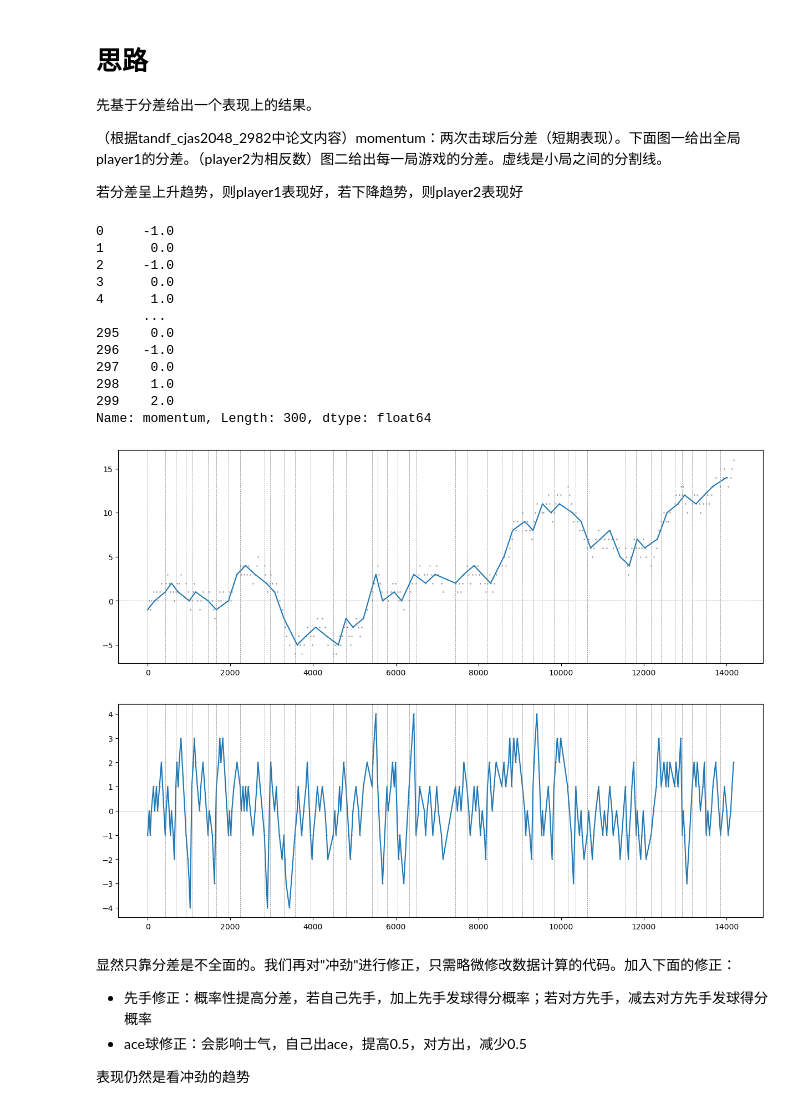
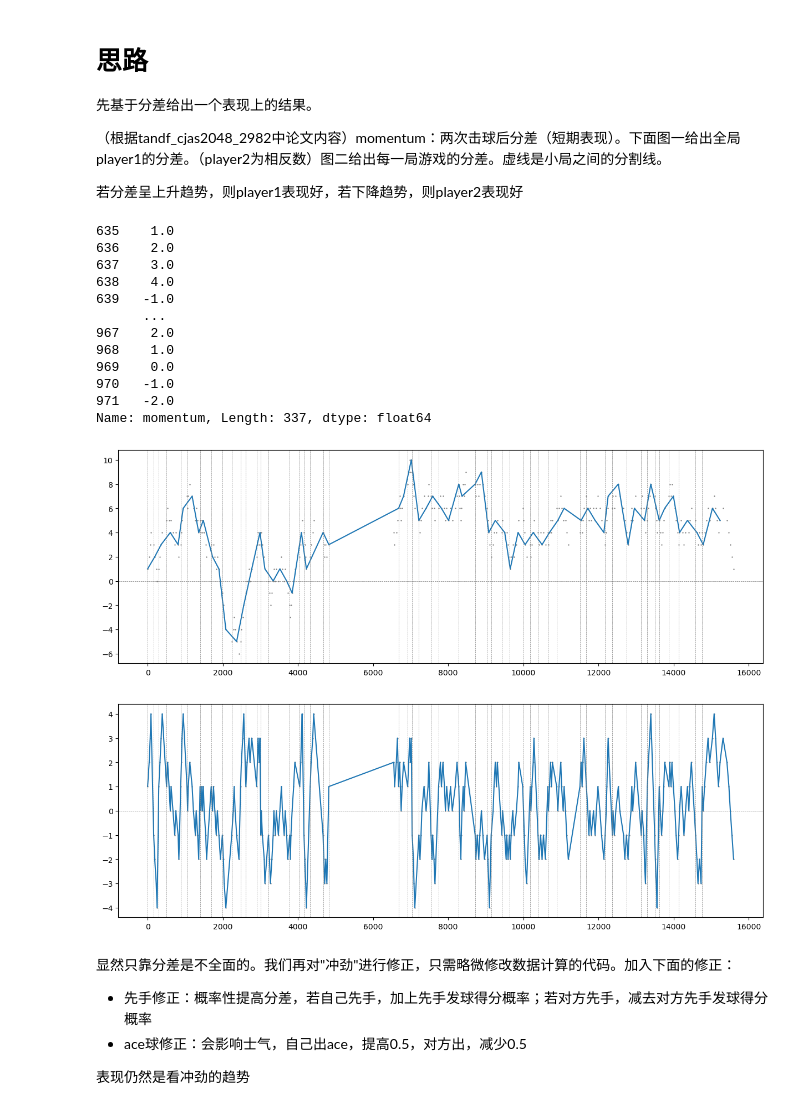
Before and after one commit to Zeauw-cn/mcm-2024, a Jupyter notebook: code/solution.ipynb, the cells around one changed output. Drawn from its saved outputs; the diff is of its cells as text; code cells hidden in the pictures.

```diff
--- a/code/solution.ipynb
+++ b/code/solution.ipynb
@@ -124,47 +124,47 @@ def drawFig(gameData, xyData, exyData, filename):
         ax2.plot(ax2ex, ax2ey)
         ax1.scatter(ax1x, ax1y, s=2,marker='.',c='grey')
         ax2.scatter(ax2x, ax2y, s=2,marker='.',c='grey')
         ax1.axhline(0,color='grey',linestyle='--',linewidth=0.5)
         ax2.axhline(0,color='grey',linestyle='--',linewidth=0.5)
     else:
         fig0, ax = plt.subplots(figsize=(15, 5))
         ax.scatter(xyData['time'],xyData['momentum'],s=2,marker='.',c='grey')
         ax.plot(exyData['time'],exyData['momentum'])
         ax.axhline(0,color='grey',linestyle='--',linewidth=0.5)
         # plt.savefig(filename)
     gameStart = gameData[(gameData['p1_score'] == 0)&(gameData['p2_score']==0)]['elapsed_time']
     for xAxis in gameStart:
         ax.axvline(xAxis,color='grey',linestyle='--',linewidth=0.5)
     momentum = xyData['momentum']
     return momentum
-gameData = data[data['match_id'] == 0]
+gameData = data[data['match_id'] == 3]
 xyData, exyData = dataCal(gameData, 5)
 drawFig(gameData, xyData, exyData, 'main_fig.pdf')
 xyDataGame = pd.DataFrame()
 exyDataGame = pd.DataFrame()
 # 对于每一场比赛的小局
 for i in range(1,np.max(gameData['set_no'])+1):
     for k in range(1,np.max(gameData[gameData['set_no'] == i]['game_no'])+1):
         gameDataInGame = gameData[(gameData['set_no'] == i)&(gameData['game_no'] == k)]
         xyData, exyData = dataCal(gameDataInGame, 1)
         xyDataGame = pd.concat([xyDataGame, xyData])
         exyDataGame = pd.concat([exyDataGame, exyData])
 drawFig(gameData, xyDataGame, exyDataGame, 'in_game.pdf')
 # %% [output]
-0     -1.0
-1      0.0
-2     -1.0
-3      0.0
-4      1.0
+635    1.0
+636    2.0
+637    3.0
+638    4.0
+639   -1.0
       ...
-295    0.0
-296   -1.0
-297    0.0
-298    1.0
-299    2.0
-Name: momentum, Length: 300, dtype: float64
+967    2.0
+968    1.0
+969    0.0
+970   -1.0
+971   -2.0
+Name: momentum, Length: 337, dtype: float64
-[figure, old version]
+[figure, new version]
-[figure, old version]
+[figure, new version]
 # %% [markdown]
 显然只靠分差是不全面的。我们再对"冲劲"进行修正，只需略微修改数据计算的代码。加入下面的修正：
 
```
Also changed, not shown: parts of 7 cells of this notebook.
